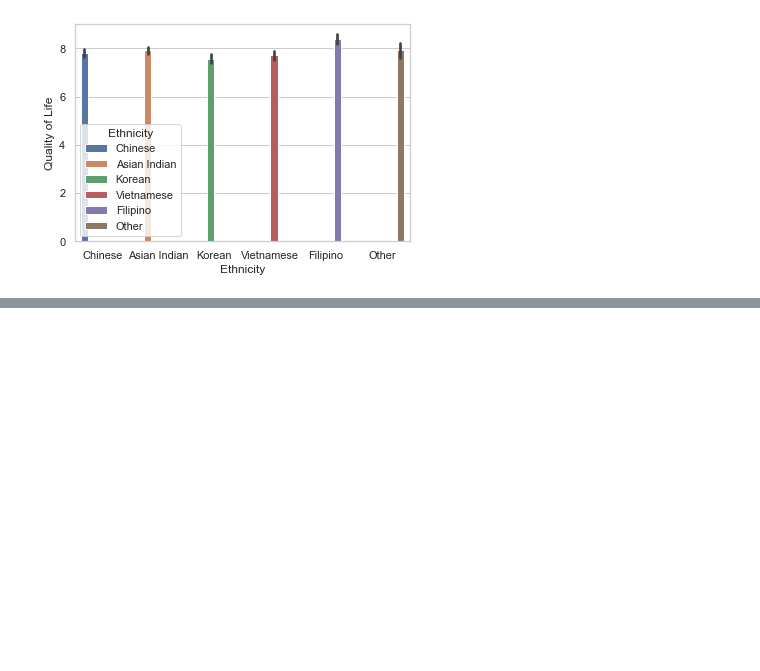
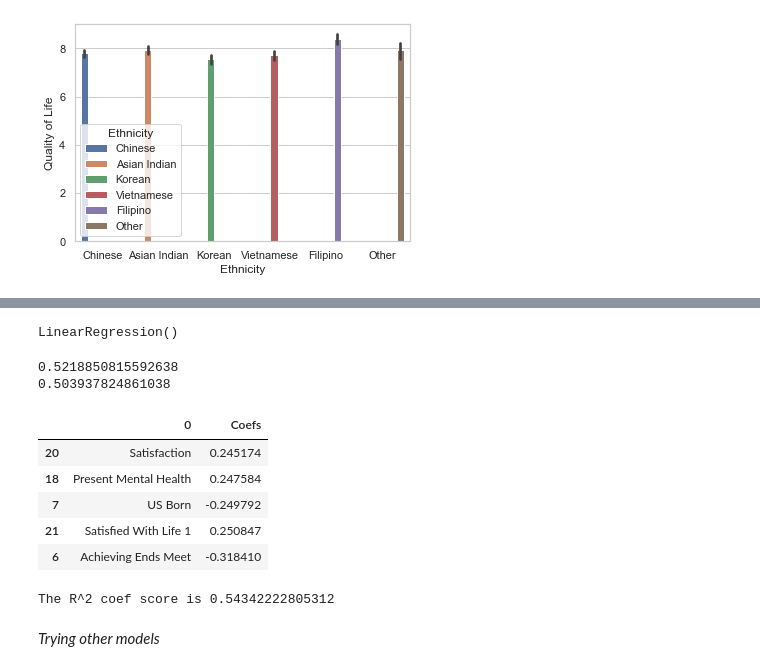
Before and after one commit to valerie-bit/senior-capstone, a Jupyter notebook: valerie-tseng-capstone-proposal.ipynb, the cells around one changed output, grey strips where cells are left out. Cells and saved outputs as stored; diff of their text form; code cells hidden in the pictures; blank space fills up the shorter version.

```diff
--- a/valerie-tseng-capstone-proposal.ipynb
+++ b/valerie-tseng-capstone-proposal.ipynb
@@ -142,0 +154,18 @@ fig = sns.barplot(x="Ethnicity", y="Quality of Life",
+# %%
+from sklearn.model_selection import train_test_split
+X_train, X_test, y_train, y_test = train_test_split(X, y, test_size=0.20)
+
+from sklearn.linear_model import LinearRegression
+regr = LinearRegression()  # Create LinearRegression instance
+regr.fit(X_train, y_train) # Learn hypothesis, i.e., find w_0 and w_1 for best fitting line
+# %% [output]
+LinearRegression()
+# %%
+from sklearn.linear_model import LinearRegression
+regr = LinearRegression()  # Create LinearRegression instance
+regr.fit(X, y)
+print(regr.score(X,y))
+print(1 - ( 1-regr.score(X, y) ) * ( len(y) - 1 ) / ( len(y) - X.shape[1] - 1 ))
+# %% [output]
+0.5218850815592638
+0.503937824861038
@@ -142,0 +177,24 @@ fig = sns.barplot(x="Ethnicity", y="Quality of Life",
+# %%
+from sklearn.linear_model import LinearRegression
+
+regressor = LinearRegression()
+regressor.fit(final_df.loc[:, final_df.columns != "Quality of Life"], final_df.loc[:, final_df.columns == "Quality of Life"])
+
+coef_table = pd.DataFrame(list(final_df.loc[:, final_df.columns != "Quality of Life"].columns)).copy()
+coef_table.insert(len(coef_table.columns),"Coefs",regressor.coef_.transpose())
+# %%
+#coef_table.sort_values('Coefs')
+coef_table.reindex(coef_table.Coefs.abs().sort_values().index).tail(5)
+# %% [output]
+|  | 0 | Coefs |
+| 20 | Satisfaction | 0.245174 |
+| 18 | Present Mental Health | 0.247584 |
+| 7 | US Born | -0.249792 |
+| 21 | Satisfied With Life 1 | 0.250847 |
+| 6 | Achieving Ends Meet | -0.318410 |
+# %%
+print('The R^2 coef score is ' + str(regr.score(X_test, y_test)))
+
+#print(list(zip(regr.coef_, regr_features)))
+# %% [output]
+The R^2 coef score is 0.54342222805312
@@ -142,0 +208,2 @@ fig = sns.barplot(x="Ethnicity", y="Quality of Life",
+# %% [markdown]
+*Trying other models*
```
Also changed, not shown: parts of 40 cells of this notebook.
